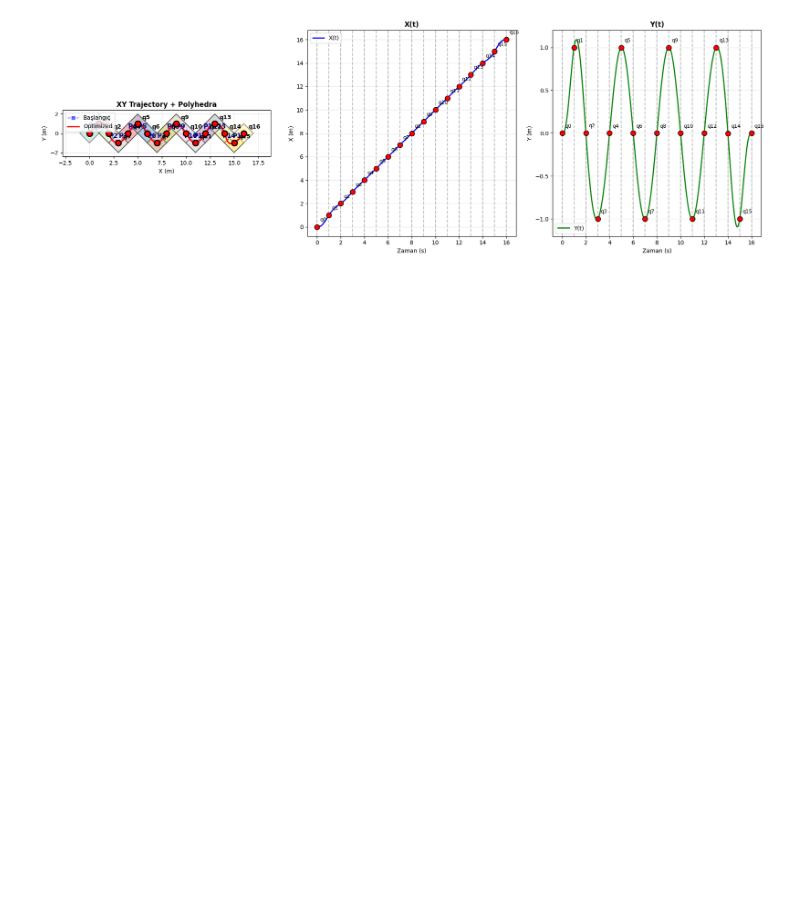
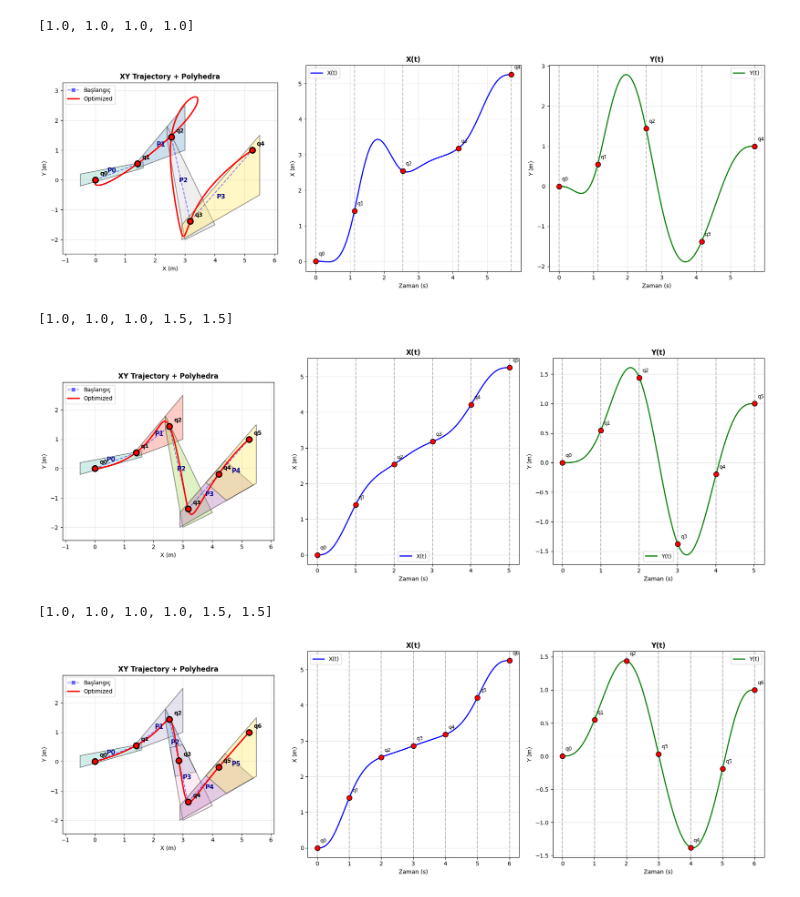
Before and after one commit to DemirDorukDilek/DDoP, a Jupyter notebook: old/Welcome_To_Colab (7).ipynb, the cells around one changed output. Saved outputs shown, nothing was run; the diff lists cells and outputs as text; code cells hidden in the pictures; blank space fills up the shorter version.

```diff
--- a/old/Welcome_To_Colab (7).ipynb
+++ b/old/Welcome_To_Colab (7).ipynb
@@ -113,4 +392,9 @@ visualize_state(polyhedras,opt_waypoint)
 # %%
+import numpy as np
+from matplotlib.path import Path
+import matplotlib.pyplot as plt
+from matplotlib.patches import Polygon as MplPolygon
+
 def check_piece_feasibility(opt, piece_idx, polyhedron, v_max, a_max, num_samples=50):
     T = opt.Ts[piece_idx]
     A, b = polyhedron
@@ -214,6 +498,7 @@ def optimize_with_split(Ts_init, waypoints_init, polygons_init ,max_iterations=5
 
         opt_waypoint = list(map(np.array,waypoints))
         polyhedras = list(map(polygon_to_polyhedron,polygons))
+        print(pakka)
         rho_v_arr = np.array(rho_v)
         rho_a_arr = np.array(rho_a)
         pakka_arr = np.array(pakka)
@@ -228,6 +513,7 @@ def optimize_with_split(Ts_init, waypoints_init, polygons_init ,max_iterations=5
         Ts = list(T_opt)
 
         violations = check_all_pieces(opt, polyhedras, opt.v_max, opt.a_max)[::-1]
+
         if len(violations) == 0:return opt, Ts, waypoints, polygons
 
         if len(violations) > 1 and violations[0][0] == last_split:
@@ -236,8 +522,6 @@ def optimize_with_split(Ts_init, waypoints_init, polygons_init ,max_iterations=5
             piece_idx,vaolation_type = violations[0]
         last_split = piece_idx
         penalty_list = None
-
-        print(piece_idx,vaolation_type)
 
         q_prev = waypoints[piece_idx]
         q_next = waypoints[piece_idx + 1]
@@ -245,32 +529,37 @@ def optimize_with_split(Ts_init, waypoints_init, polygons_init ,max_iterations=5
         poly_0, poly_1,new_waypoint = split_polygon(polygons[piece_idx], q_prev, q_next, 0.5)
 
         waypoints.insert(piece_idx + 1, new_waypoint)
         Ts[piece_idx] = Ts[piece_idx] / 2
         Ts.insert(piece_idx + 1, Ts[piece_idx] / 2)
 
         if vaolation_type == 0:
             pakka[piece_idx] = pakka[piece_idx]*1.5
             pakka.insert(piece_idx + 1, pakka[piece_idx])
             rho_v.insert(piece_idx + 1,128.0)
             rho_a.insert(piece_idx + 1,128.0)
         elif vaolation_type == 1:
             rho_v[piece_idx] = rho_v[piece_idx]*1.5
             rho_v.insert(piece_idx + 1, rho_v[piece_idx])
             pakka.insert(piece_idx + 1,1.0)
             rho_a.insert(piece_idx + 1,128.0)
         elif vaolation_type == 2:
             rho_a[piece_idx] = rho_a[piece_idx]*1.5
             rho_a.insert(piece_idx + 1, rho_a[piece_idx])
             pakka.insert(piece_idx + 1,1.0)
             rho_v.insert(piece_idx + 1,128.0)
 
         polygons[piece_idx] = poly_1
         polygons.insert(piece_idx + 1, poly_0)
 
 
     return opt, Ts, waypoints, polygons
 
-optimize_with_split([1.0]*(len(waypoints)-1),waypoints,polygons,10)
+optimize_with_split([1.0]*(len(waypoints)-1),waypoints,polygons,100)
 print()
 # %% [output]
+[1.0, 1.0, 1.0, 1.0]
-[figure, old version]
+[figure, new version]
+[1.0, 1.0, 1.0, 1.5, 1.5]
+[figure, added]
+[1.0, 1.0, 1.0, 1.0, 1.5, 1.5]
+[figure, added]
```
Also changed, not shown: parts of 9 cells of this notebook.
